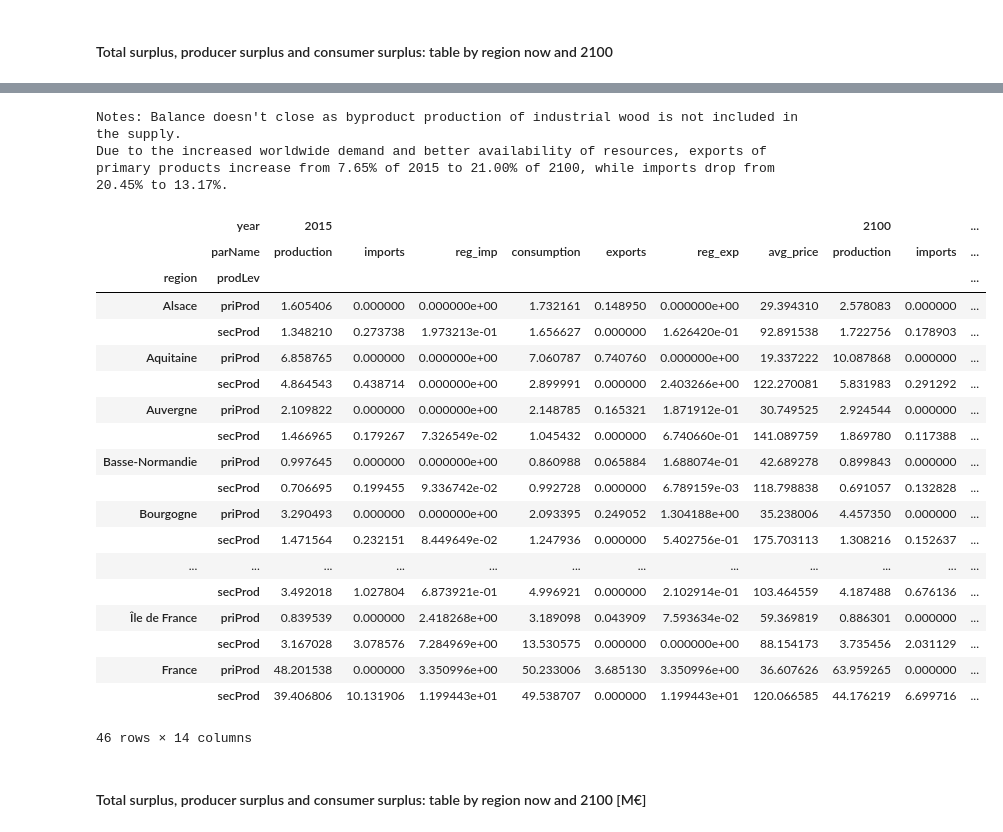
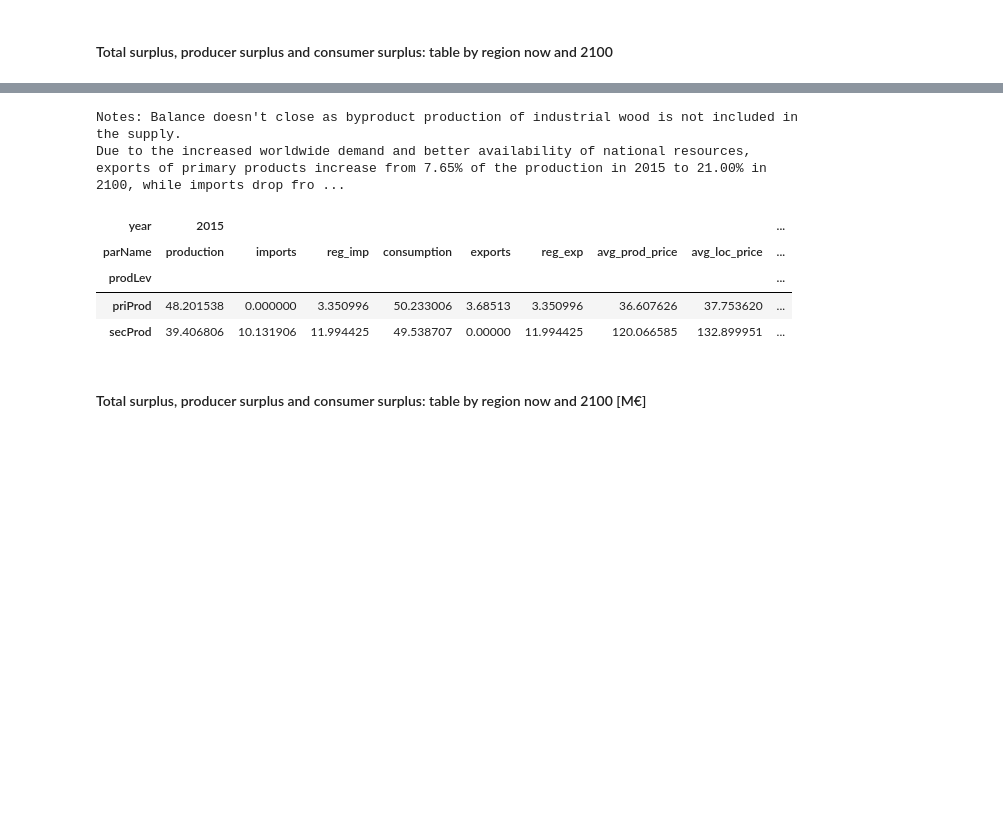
Before and after one commit to LEFNancy/ffsm_pp, a Jupyter notebook: 00_private/2015_oracle/data/output/parser_oracle.ipynb, the cells around one changed output, grey strips where cells are left out. Saved outputs shown, nothing was run; the diff lists cells and outputs as text; code cells hidden in the pictures; blank space fills up the shorter version.

```diff
--- a/00_private/2015_oracle/data/output/parser_oracle.ipynb
+++ b/00_private/2015_oracle/data/output/parser_oracle.ipynb
@@ -17,7 +17,7 @@ import matplotlib   # only needed to determine Matplotlib version number
 pd.set_option('display.mpl_style', 'default') # Make the graphs a bit prettier
 plt.rcParams['figure.figsize'] = (15, 5)
 
-pd.set_option('display.max_rows', 25)
+pd.set_option('display.max_rows', 88)
 # %% [markdown]
 ### Global variables ###
 # %%
@@ -404,6 +430,7 @@ balanceData.columns = balanceData.columns.droplevel() # DROP TOP COLUMN LEVEL
 
 balanceData['sigma']   = np.vectorize(sigma_map.get)(prods) # vectorize the get method of the dictionary and pass the prods ndarray
 balanceData['rev'] = balanceData['st']*balanceData['pw']
+balanceData['exp'] = balanceData['dt']*balanceData['pl']
 #balanceData['rev2'] = balanceData['sl']*balanceData['pl']+balanceData['sa']*balanceData['pw'] # Attenction, for some reasons this is slighly different than rev
 
 lagged_balanceData = balanceData.groupby(level=['scen','region','prod','prodLev']).shift()
@@ -432,4 +459,4 @@ balanceData['surpl_tot'] =  balanceData.fillna(0)['surpl_pr']+ balanceData.filln
 
 #balanceData = balanceData[balanceData.index.get_level_values('year').isin([2015,2100])]
 
-balanceData
+#balanceData
@@ -456,54 +463,43 @@ balanceData
 # %%
 balanceData_a1b = balanceData.copy()
 balanceData_a1b.reset_index(inplace=True)
 balanceData_a1b = balanceData_a1b[balanceData_a1b['year'].isin([2015,2100])]
-balanceData_a1b.drop(['dl', 'dc', 'sl', 'sc', 'pl', 'pc', 'pw', 'in', 'sigma', 'surpl_pr', 'surpl_co', 'surpl_tot', 'st_or'],axis=1, inplace=True) # we don't want these columns never
+balanceData_a1b.drop(['dl', 'dc', 'sl', 'sc', 'pl', 'pc', 'pw', 'in', 'sigma', 'surpl_pr', 'surpl_co', 'surpl_tot', 'st_or',],axis=1, inplace=True) # we don't want these columns never
 balanceData_a1b = balanceData_a1b[balanceData_a1b['scen'].isin(scenarios_a1b)]
-#balanceData_a1b = balanceData_a1b[balanceData_a1b['scen'].isin(['arpege_a1b'])]
 balanceData_a1b = balanceData_a1b.groupby(['region','prod','prodLev','year']).agg(np.mean)
 balanceData_a1b.reset_index(inplace=True)
 balanceData_a1b = balanceData_a1b.groupby(['region','prodLev','year']).agg(np.sum)
 balanceData_a1b = balanceData_a1b.unstack(['year']) # no inplace for unstack()
 balanceData_a1b = pd.concat([balanceData_a1b,rtData_a1b_in,rtData_a1b_out], axis=1)
 balanceData_a1b = balanceData_a1b.swaplevel('year','parName', axis=1)
 balanceData_a1b = balanceData_a1b.unstack(['prodLev']) # temporary unstack to compute the France totals
 balanceData_a1b.loc['France'] = balanceData_a1b.sum()
 balanceData_a1b = balanceData_a1b.stack(['prodLev']) # temporary unstack to compute the France totals
-balanceData_a1b[2015, 'avg_price'] = balanceData_a1b[2015, 'rev'] / balanceData_a1b[2015, 'st']
-balanceData_a1b[2100, 'avg_price'] = balanceData_a1b[2100, 'rev'] / balanceData_a1b[2100, 'st']
+balanceData_a1b[2015, 'avg_prod_price'] = balanceData_a1b[2015, 'rev'] / balanceData_a1b[2015, 'st']
+balanceData_a1b[2100, 'avg_prod_price'] = balanceData_a1b[2100, 'rev'] / balanceData_a1b[2100, 'st']
+balanceData_a1b[2015, 'avg_loc_price'] = balanceData_a1b[2015, 'exp'] / balanceData_a1b[2015, 'dt']
+balanceData_a1b[2100, 'avg_loc_price'] = balanceData_a1b[2100, 'exp'] / balanceData_a1b[2100, 'dt']
 balanceData_a1b.sortlevel('year', axis=1, inplace=True)
 balanceData_a1b.drop([(2015,'rev'),(2100,'rev')],axis=1, inplace=True)
-balanceData_a1b.columns.set_levels([ [2015, 2100], ['imports','consumption','revenues','reg_imp','reg_exp','exports','production','avg_price']], inplace=True)
-balanceData_a1b=balanceData_a1b.reindex_axis(['production','imports','reg_imp','consumption','exports','reg_exp', 'avg_price'], axis=1, level='parName')
+balanceData_a1b.drop([(2015,'exp'),(2100,'exp')],axis=1, inplace=True)
+
+balanceData_a1b.columns.set_levels([ [2015, 2100], ['imports','consumption','revenues','expenses','reg_imp','reg_exp','exports','production','avg_prod_price','avg_loc_price']], inplace=True)
+balanceData_a1b=balanceData_a1b.reindex_axis(['production','imports','reg_imp','consumption','exports','reg_exp', 'avg_prod_price','avg_loc_price'], axis=1, level='parName')
 print ("Notes: Balance doesn't close as byproduct production of industrial wood is not included in the supply.")
-print ("Due to the increased worldwide demand and better availability of resources, exports of primary products increase from 7.65% of 2015 to 21.00% of 2100, while imports drop from 20.45% to 13.17%.")
+print ("Due to the increased worldwide demand and better availability of national resources, exports of primary products increase from 7.65% of the production in 2015 to 21.00% in 2100, while imports drop from 20.45% of consumption to 13.17%.")
 
-balanceData_a1b
+balanceData_a1b.xs('France', level='region')
+
 
 #pvt
 # %% [output]
 Notes: Balance doesn't close as byproduct production of industrial wood is not included in the supply.
-Due to the increased worldwide demand and better availability of resources, exports of primary products increase from 7.65% of 2015 to 21.00% of 2100, while imports drop from 20.45% to 13.17%.
+Due to the increased worldwide demand and better availability of national resources, exports of primary products increase from 7.65% of the production in 2015 to 21.00% in 2100, while imports drop fro ...
-|  | year | 2015 |  |  |  |  |  |  | 2100 |  | ... |
-|  | parName | production | imports | reg_imp | consumption | exports | reg_exp | avg_price | production | imports | ... |
-| region | prodLev |  |  |  |  |  |  |  |  |  | ... |
-| Alsace | priProd | 1.605406 | 0.000000 | 0.000000e+00 | 1.732161 | 0.148950 | 0.000000e+00 | 29.394310 | 2.578083 | 0.000000 | ... |
-|  | secProd | 1.348210 | 0.273738 | 1.973213e-01 | 1.656627 | 0.000000 | 1.626420e-01 | 92.891538 | 1.722756 | 0.178903 | ... |
-| Aquitaine | priProd | 6.858765 | 0.000000 | 0.000000e+00 | 7.060787 | 0.740760 | 0.000000e+00 | 19.337222 | 10.087868 | 0.000000 | ... |
-|  | secProd | 4.864543 | 0.438714 | 0.000000e+00 | 2.899991 | 0.000000 | 2.403266e+00 | 122.270081 | 5.831983 | 0.291292 | ... |
-| Auvergne | priProd | 2.109822 | 0.000000 | 0.000000e+00 | 2.148785 | 0.165321 | 1.871912e-01 | 30.749525 | 2.924544 | 0.000000 | ... |
-|  | secProd | 1.466965 | 0.179267 | 7.326549e-02 | 1.045432 | 0.000000 | 6.740660e-01 | 141.089759 | 1.869780 | 0.117388 | ... |
-| Basse-Normandie | priProd | 0.997645 | 0.000000 | 0.000000e+00 | 0.860988 | 0.065884 | 1.688074e-01 | 42.689278 | 0.899843 | 0.000000 | ... |
-|  | secProd | 0.706695 | 0.199455 | 9.336742e-02 | 0.992728 | 0.000000 | 6.789159e-03 | 118.798838 | 0.691057 | 0.132828 | ... |
-| Bourgogne | priProd | 3.290493 | 0.000000 | 0.000000e+00 | 2.093395 | 0.249052 | 1.304188e+00 | 35.238006 | 4.457350 | 0.000000 | ... |
-|  | secProd | 1.471564 | 0.232151 | 8.449649e-02 | 1.247936 | 0.000000 | 5.402756e-01 | 175.703113 | 1.308216 | 0.152637 | ... |
-| ... | ... | ... | ... | ... | ... | ... | ... | ... | ... | ... | ... |
-|  | secProd | 3.492018 | 1.027804 | 6.873921e-01 | 4.996921 | 0.000000 | 2.102914e-01 | 103.464559 | 4.187488 | 0.676136 | ... |
-| Île de France | priProd | 0.839539 | 0.000000 | 2.418268e+00 | 3.189098 | 0.043909 | 7.593634e-02 | 59.369819 | 0.886301 | 0.000000 | ... |
-|  | secProd | 3.167028 | 3.078576 | 7.284969e+00 | 13.530575 | 0.000000 | 0.000000e+00 | 88.154173 | 3.735456 | 2.031129 | ... |
-| France | priProd | 48.201538 | 0.000000 | 3.350996e+00 | 50.233006 | 3.685130 | 3.350996e+00 | 36.607626 | 63.959265 | 0.000000 | ... |
-|  | secProd | 39.406806 | 10.131906 | 1.199443e+01 | 49.538707 | 0.000000 | 1.199443e+01 | 120.066585 | 44.176219 | 6.699716 | ... |
+| year | 2015 |  |  |  |  |  |  |  | ... |
+| parName | production | imports | reg_imp | consumption | exports | reg_exp | avg_prod_price | avg_loc_price | ... |
+| prodLev |  |  |  |  |  |  |  |  | ... |
+| priProd | 48.201538 | 0.000000 | 3.350996 | 50.233006 | 3.68513 | 3.350996 | 36.607626 | 37.753620 | ... |
+| secProd | 39.406806 | 10.131906 | 11.994425 | 49.538707 | 0.00000 | 11.994425 | 120.066585 | 132.899951 | ... |
-46 rows × 14 columns
 # %% [markdown]
 #### Total surplus, producer surplus and consumer surplus: table by region now and 2100 [M€] ####
 # %%
```
Also changed, not shown: parts of 18 cells of this notebook, 7 other files.
